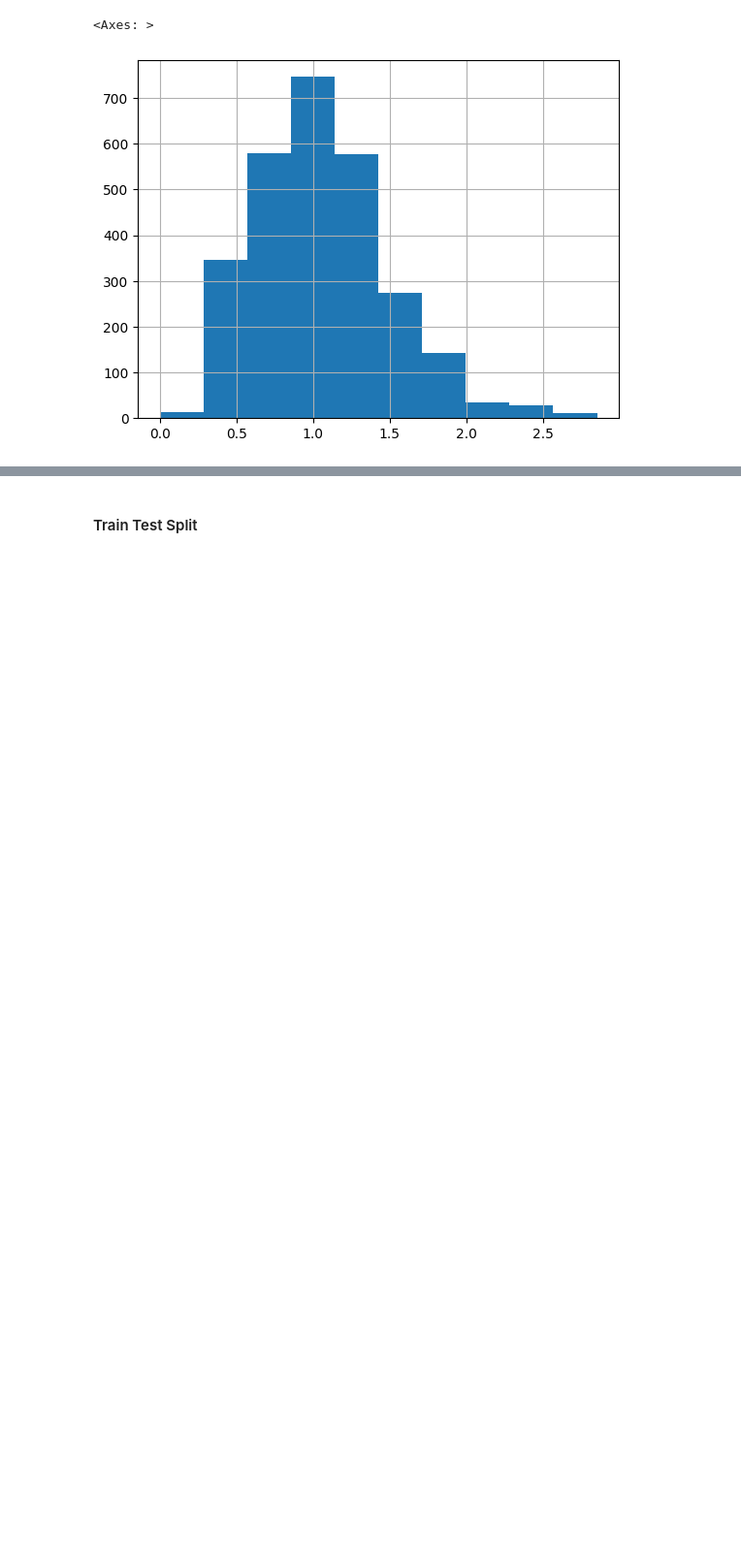
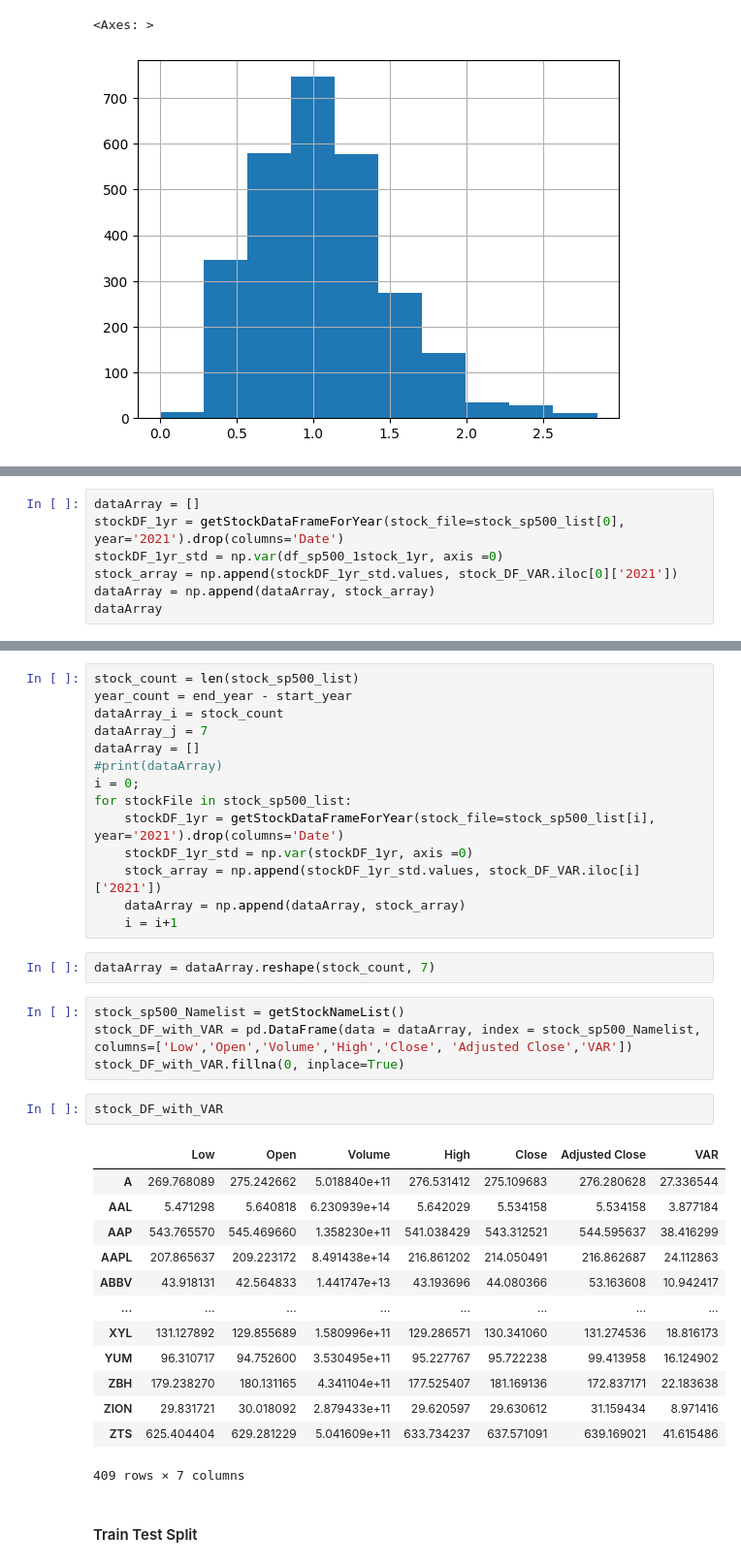
Before and after one commit to farhanarrafi/UNT-CS-Machine-Learning-Project, a Jupyter notebook: MachineLearning_Project.ipynb, the cells around one changed output, grey strips where cells are left out. Shown at 97% size. Drawn from its saved outputs; the diff is of its cells as text; blank space fills up the shorter version.

```diff
--- a/MachineLearning_Project.ipynb
+++ b/MachineLearning_Project.ipynb
@@ -310,0 +441,7 @@ df_sp500_1stock.ATR.hist()
+# %%
+dataArray = []
+stockDF_1yr = getStockDataFrameForYear(stock_file=stock_sp500_list[0], year='2021').drop(columns='Date')
+stockDF_1yr_std = np.var(df_sp500_1stock_1yr, axis =0)
+stock_array = np.append(stockDF_1yr_std.values, stock_DF_VAR.iloc[0]['2021'])
+dataArray = np.append(dataArray, stock_array)
+dataArray
@@ -311,2 +467,38 @@ df_sp500_1stock.ATR.hist()
+# %%
+stock_count = len(stock_sp500_list)
+year_count = end_year - start_year
+dataArray_i = stock_count
+dataArray_j = 7
+dataArray = []
+#print(dataArray)
+i = 0;
+for stockFile in stock_sp500_list:
+    stockDF_1yr = getStockDataFrameForYear(stock_file=stock_sp500_list[i], year='2021').drop(columns='Date')
+    stockDF_1yr_std = np.var(stockDF_1yr, axis =0)
+    stock_array = np.append(stockDF_1yr_std.values, stock_DF_VAR.iloc[i]['2021'])
+    dataArray = np.append(dataArray, stock_array)
+    i = i+1
+# %%
+dataArray = dataArray.reshape(stock_count, 7)
+# %%
+stock_sp500_Namelist = getStockNameList()
+stock_DF_with_VAR = pd.DataFrame(data = dataArray, index = stock_sp500_Namelist, columns=['Low','Open','Volume','High','Close', 'Adjusted Close','VAR'])
+stock_DF_with_VAR.fillna(0, inplace=True)
+# %%
+stock_DF_with_VAR
+# %% [output]
+|  | Low | Open | Volume | High | Close | Adjusted Close | VAR |
+| A | 269.768089 | 275.242662 | 5.018840e+11 | 276.531412 | 275.109683 | 276.280628 | 27.336544 |
+| AAL | 5.471298 | 5.640818 | 6.230939e+14 | 5.642029 | 5.534158 | 5.534158 | 3.877184 |
+| AAP | 543.765570 | 545.469660 | 1.358230e+11 | 541.038429 | 543.312521 | 544.595637 | 38.416299 |
+| AAPL | 207.865637 | 209.223172 | 8.491438e+14 | 216.861202 | 214.050491 | 216.862687 | 24.112863 |
+| ABBV | 43.918131 | 42.564833 | 1.441747e+13 | 43.193696 | 44.080366 | 53.163608 | 10.942417 |
+| ... | ... | ... | ... | ... | ... | ... | ... |
+| XYL | 131.127892 | 129.855689 | 1.580996e+11 | 129.286571 | 130.341060 | 131.274536 | 18.816173 |
+| YUM | 96.310717 | 94.752600 | 3.530495e+11 | 95.227767 | 95.722238 | 99.413958 | 16.124902 |
+| ZBH | 179.238270 | 180.131165 | 4.341104e+11 | 177.525407 | 181.169136 | 172.837171 | 22.183638 |
+| ZION | 29.831721 | 30.018092 | 2.879433e+11 | 29.620597 | 29.630612 | 31.159434 | 8.971416 |
+| ZTS | 625.404404 | 629.281229 | 5.041609e+11 | 633.734237 | 637.571091 | 639.169021 | 41.615486 |
+409 rows × 7 columns
 # %% [markdown]
 #### Train Test Split
```
Also changed, not shown: parts of 30 cells of this notebook.
